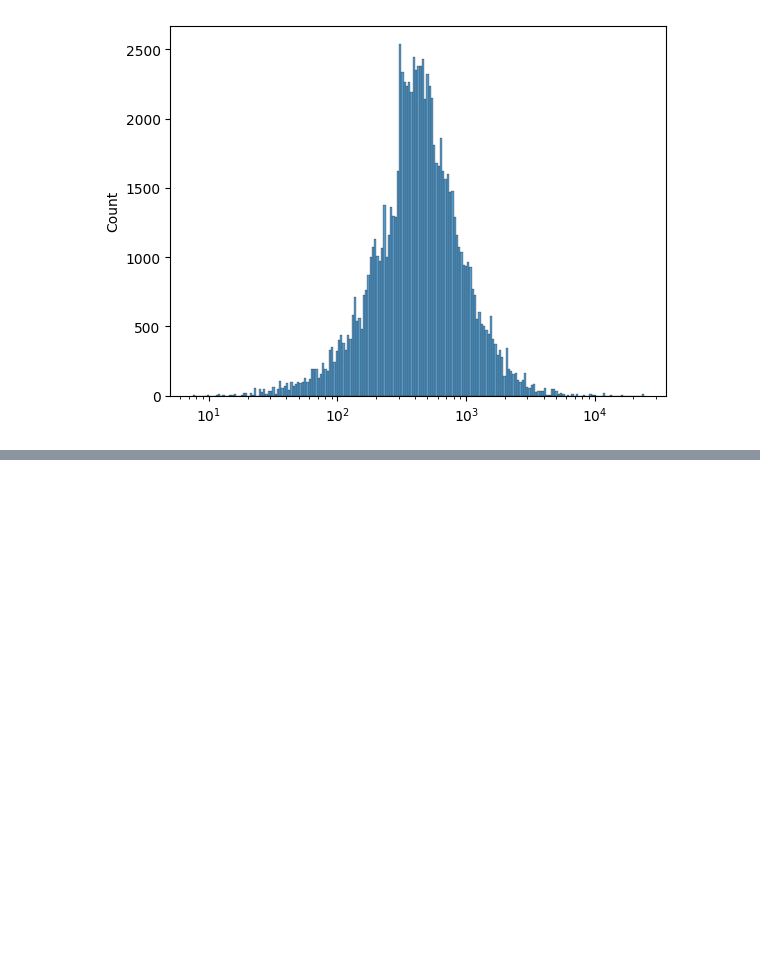
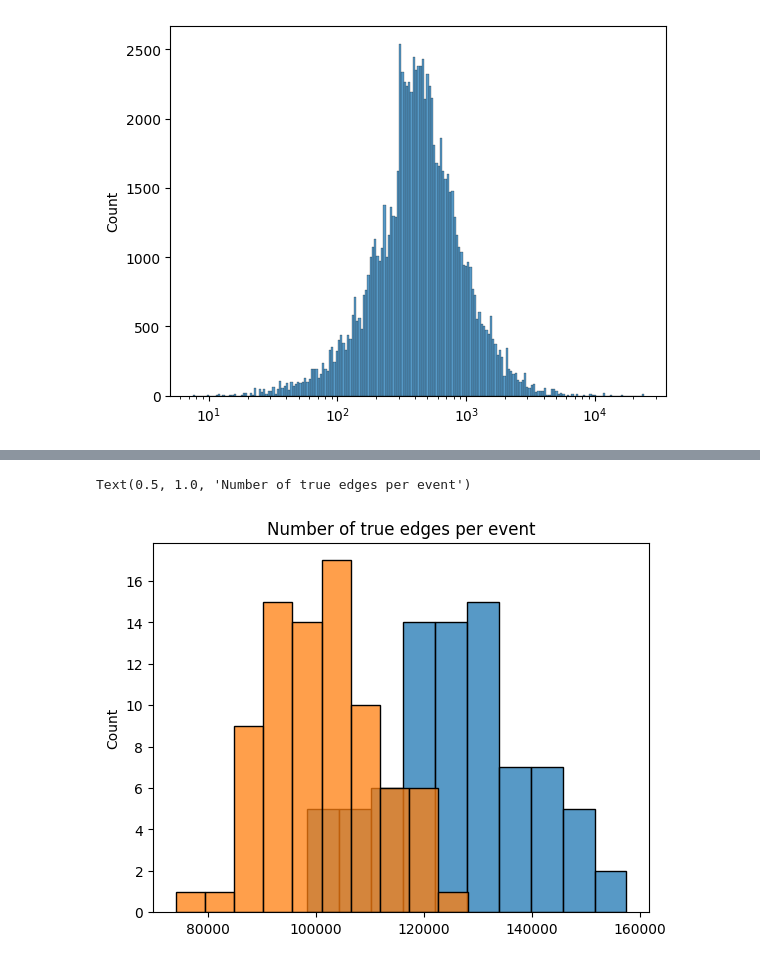
Before and after one commit to GNN4ITkTeam/CommonFramework, a Jupyter notebook: notebooks/testing/6-DM-NewSampleExplore.ipynb, the cells around one changed output, grey strips where cells are left out. Drawn from its saved outputs; the diff is of its cells as text; code cells hidden in the pictures; blank space fills up the shorter version.

Commit message:
Add new sample tests

```diff
--- a/notebooks/testing/6-DM-NewSampleExplore.ipynb
+++ b/notebooks/testing/6-DM-NewSampleExplore.ipynb
@@ -98,3 +92,33 @@ sns.histplot(graph.phi)
+# %%
+new_graphs = []
+input_dir = "/global/cfs/cdirs/m3443/data/ITk-upgrade/processed_2023paper/ttbar_correlated/feature_store/trainset"
+unique_event_ids = list(set([f.split("-")[0] for f in os.listdir(input_dir)]))[:80]
+
+# Loop over all events in the input directory
+for event_id in tqdm(unique_event_ids):
+    # Load the graph
+    try:
+        graph_file = os.path.join(input_dir, event_id + "-graph.pyg")
+        graph = torch.load(graph_file)
+        # Add the graph to the list of graphs
+        new_graphs.append(graph)
+    except:
+        pass
+# %%
+old_graphs = []
+input_dir = "/global/cfs/cdirs/m3443/data/GNN4ITK/CommonFrameworkExamples/Example_1_Dev/feature_store/trainset"
+unique_event_ids = set([f.split("-")[0] for f in os.listdir(input_dir)])
+
+# Loop over all events in the input directory
+for event_id in tqdm(unique_event_ids):
+    # Load the graph
+    try:
+        graph_file = os.path.join(input_dir, event_id + "-graph.pyg")
+        graph = torch.load(graph_file)
+        # Add the graph to the list of graphs
+        old_graphs.append(graph)
+    except:
+        pass
 # %%
 sns.histplot(graph.pt, log_scale=True)
 # %% [output]
@@ -107,0 +127,3 @@ sns.histplot(graph.nhits)
+# %%
+old_samples_mean_truth = [g.track_edges.shape[1] for g in old_graphs]
+new_samples_mean_truth = [g.track_edges.shape[1] for g in new_graphs]
@@ -107,0 +151,7 @@ sns.histplot(graph.nhits)
+# %%
+sns.histplot(old_samples_mean_truth, bins=10)
+sns.histplot(new_samples_mean_truth, bins=10)
+plt.title("Number of true edges per event")
+# %% [output]
+Text(0.5, 1.0, 'Number of true edges per event')
+[figure, added]
```
Also changed, not shown: parts of 21 cells of this notebook, 1 other file.
